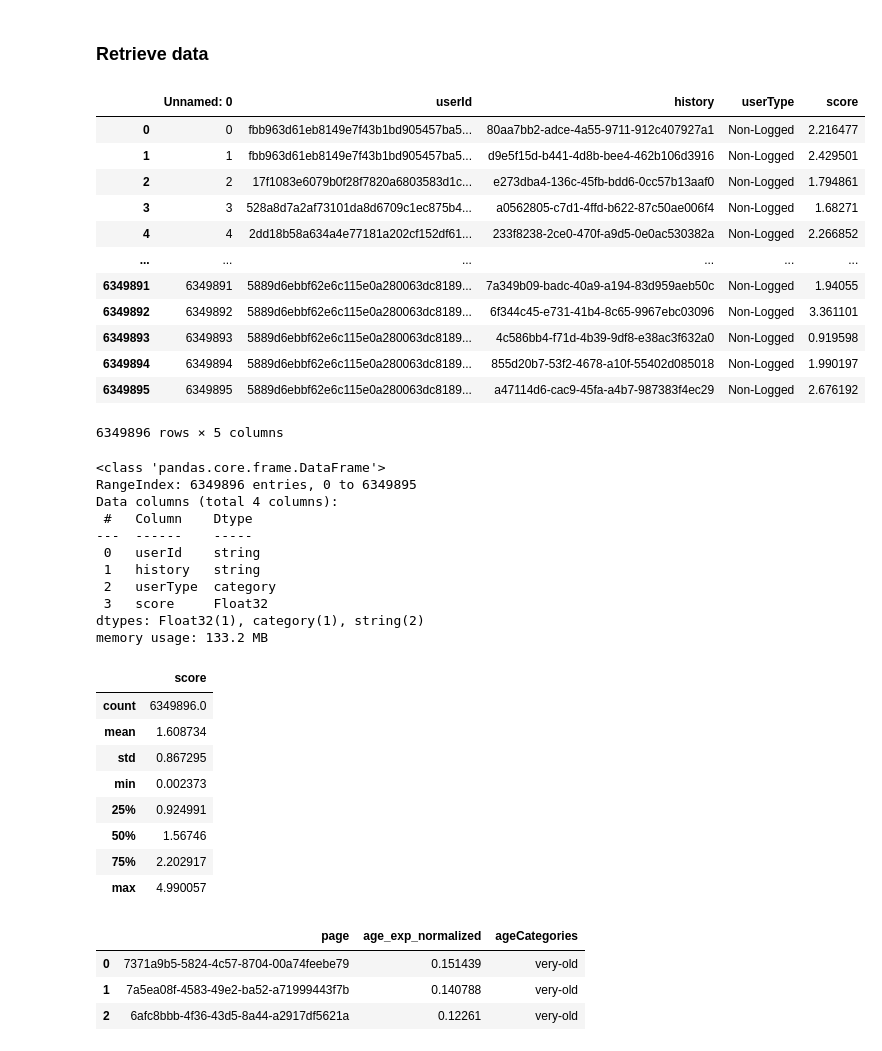
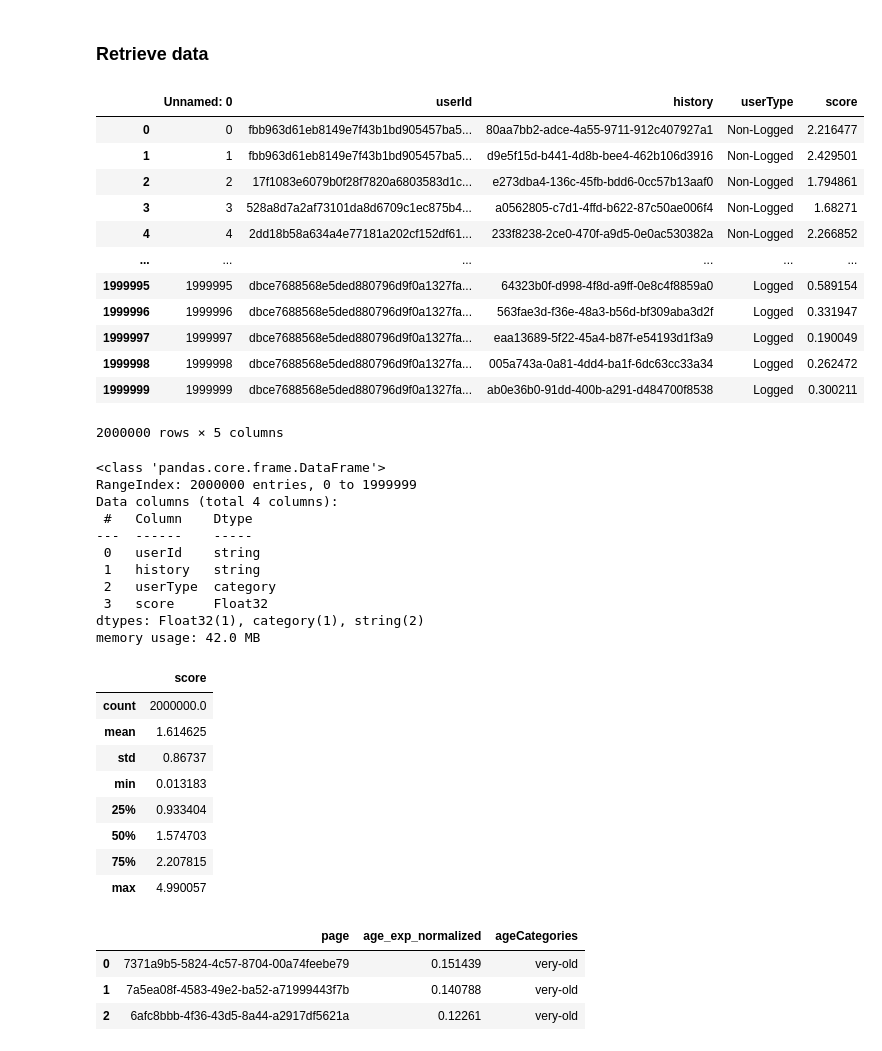
Before and after one commit to raianeli25/tech_challenge_5, a Jupyter notebook: recommendation/3_training_model.ipynb, the cells around one changed output. Drawn from its saved outputs; the diff is of its cells as text; code cells hidden in the pictures.

```diff
--- a/recommendation/3_training_model.ipynb
+++ b/recommendation/3_training_model.ipynb
@@ -52,29 +52,29 @@ dtype_df_train_score = {
 # %%
 import pandas as pd
 
-df_ratings = pd.read_csv(config["DF_TRAIN_SCORES"], dtype=dtype_df_train_score)
-# df_ratings = pd.read_csv(config["DF_TRAIN_SCORES"], dtype=dtype_df_train_score, nrows=500000)
+# df_ratings = pd.read_csv(config["DF_TRAIN_SCORES"], dtype=dtype_df_train_score)
+df_ratings = pd.read_csv(config["DF_TRAIN_SCORES"], dtype=dtype_df_train_score, nrows=2000000)
 df_ratings
 # %% [output]
 |  | Unnamed: 0 | userId | history | userType | score |
 | 0 | 0 | fbb963d61eb8149e7f43b1bd905457ba5... | 80aa7bb2-adce-4a55-9711-912c407927a1 | Non-Logged | 2.216477 |
 | 1 | 1 | fbb963d61eb8149e7f43b1bd905457ba5... | d9e5f15d-b441-4d8b-bee4-462b106d3916 | Non-Logged | 2.429501 |
 | 2 | 2 | 17f1083e6079b0f28f7820a6803583d1c... | e273dba4-136c-45fb-bdd6-0cc57b13aaf0 | Non-Logged | 1.794861 |
 | 3 | 3 | 528a8d7a2af73101da8d6709c1ec875b4... | a0562805-c7d1-4ffd-b622-87c50ae006f4 | Non-Logged | 1.68271 |
 | 4 | 4 | 2dd18b58a634a4e77181a202cf152df61... | 233f8238-2ce0-470f-a9d5-0e0ac530382a | Non-Logged | 2.266852 |
 | ... | ... | ... | ... | ... | ... |
-| 6349891 | 6349891 | 5889d6ebbf62e6c115e0a280063dc8189... | 7a349b09-badc-40a9-a194-83d959aeb50c | Non-Logged | 1.94055 |
-| 6349892 | 6349892 | 5889d6ebbf62e6c115e0a280063dc8189... | 6f344c45-e731-41b4-8c65-9967ebc03096 | Non-Logged | 3.361101 |
-| 6349893 | 6349893 | 5889d6ebbf62e6c115e0a280063dc8189... | 4c586bb4-f71d-4b39-9df8-e38ac3f632a0 | Non-Logged | 0.919598 |
-| 6349894 | 6349894 | 5889d6ebbf62e6c115e0a280063dc8189... | 855d20b7-53f2-4678-a10f-55402d085018 | Non-Logged | 1.990197 |
-| 6349895 | 6349895 | 5889d6ebbf62e6c115e0a280063dc8189... | a47114d6-cac9-45fa-a4b7-987383f4ec29 | Non-Logged | 2.676192 |
+| 1999995 | 1999995 | dbce7688568e5ded880796d9f0a1327fa... | 64323b0f-d998-4f8d-a9ff-0e8c4f8859a0 | Logged | 0.589154 |
+| 1999996 | 1999996 | dbce7688568e5ded880796d9f0a1327fa... | 563fae3d-f36e-48a3-b56d-bf309aba3d2f | Logged | 0.331947 |
+| 1999997 | 1999997 | dbce7688568e5ded880796d9f0a1327fa... | eaa13689-5f22-45a4-b87f-e54193d1f3a9 | Logged | 0.190049 |
+| 1999998 | 1999998 | dbce7688568e5ded880796d9f0a1327fa... | 005a743a-0a81-4dd4-ba1f-6dc63cc33a34 | Logged | 0.262472 |
+| 1999999 | 1999999 | dbce7688568e5ded880796d9f0a1327fa... | ab0e36b0-91dd-400b-a291-d484700f8538 | Logged | 0.300211 |
-6349896 rows × 5 columns
+2000000 rows × 5 columns
 # %%
 df_ratings.drop(columns=["Unnamed: 0"],inplace=True)
 df_ratings.info()
 # %% [output]
 <class 'pandas.core.frame.DataFrame'>
-RangeIndex: 6349896 entries, 0 to 6349895
+RangeIndex: 2000000 entries, 0 to 1999999
 Data columns (total 4 columns):
  #   Column    Dtype
 ---  ------    -----
@@ -83,18 +83,18 @@ Data columns (total 4 columns):
  2   userType  category
  3   score     Float32
 dtypes: Float32(1), category(1), string(2)
-memory usage: 133.2 MB
+memory usage: 42.0 MB
 # %%
 df_ratings.describe()
 # %% [output]
 |  | score |
-| count | 6349896.0 |
-| mean | 1.608734 |
-| std | 0.867295 |
-| min | 0.002373 |
-| 25% | 0.924991 |
-| 50% | 1.56746 |
-| 75% | 2.202917 |
+| count | 2000000.0 |
+| mean | 1.614625 |
+| std | 0.86737 |
+| min | 0.013183 |
+| 25% | 0.933404 |
+| 50% | 1.574703 |
+| 75% | 2.207815 |
 | max | 4.990057 |
 # %%
 dtype_df_items = {
```
Also changed, not shown: parts of 14 cells of this notebook, 7 other files.
